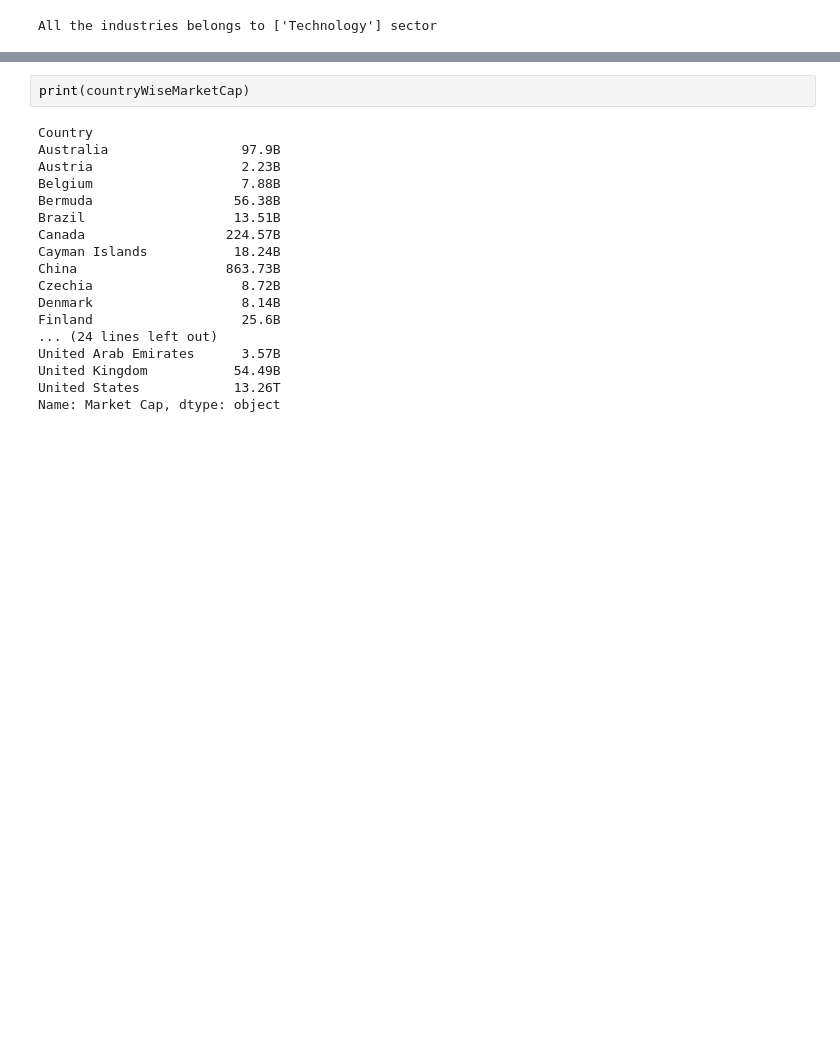
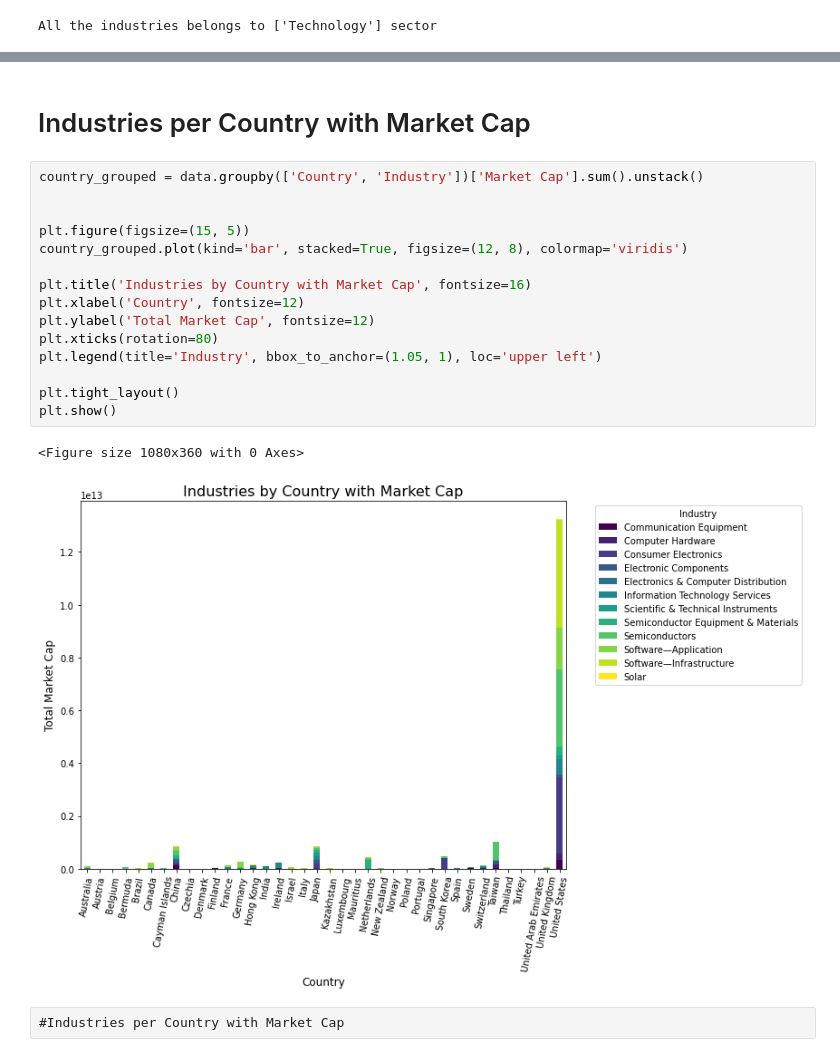
Before and after one commit to SuperDataScience-Community-Projects/SDS-CP010-tech-companies-analysis, a Jupyter notebook: notebooks/Rajat-Thakur/rajat_notebook.ipynb, the cells around one changed output, grey strips where cells are left out. Saved outputs shown, nothing was run; the diff lists cells and outputs as text; blank space fills up the shorter version.

```diff
--- a/notebooks/Rajat-Thakur/rajat_notebook.ipynb
+++ b/notebooks/Rajat-Thakur/rajat_notebook.ipynb
@@ -178,20 +170,22 @@ plt.show()
-# %%
-print(countryWiseMarketCap)
-# %% [output]
-Country
-Australia                 97.9B
-Austria                   2.23B
-Belgium                   7.88B
-Bermuda                  56.38B
-Brazil                   13.51B
-Canada                  224.57B
-Cayman Islands           18.24B
-China                   863.73B
-Czechia                   8.72B
-Denmark                   8.14B
-Finland                   25.6B
-... (24 lines left out)
-United Arab Emirates      3.57B
-United Kingdom           54.49B
-United States            13.26T
-Name: Market Cap, dtype: object
+# %% [markdown]
+# Industries per Country with Market Cap
+# %%
+country_grouped = data.groupby(['Country', 'Industry'])['Market Cap'].sum().unstack()
+
+
+plt.figure(figsize=(15, 5))
+country_grouped.plot(kind='bar', stacked=True, figsize=(12, 8), colormap='viridis')
+
+plt.title('Industries by Country with Market Cap', fontsize=16)
+plt.xlabel('Country', fontsize=12)
+plt.ylabel('Total Market Cap', fontsize=12)
+plt.xticks(rotation=80)
+plt.legend(title='Industry', bbox_to_anchor=(1.05, 1), loc='upper left')
+
+plt.tight_layout()
+plt.show()
+# %% [output]
+<Figure size 1080x360 with 0 Axes>
+[figure, added]
+# %% [raw]
+#Industries per Country with Market Cap
```
Also changed, not shown: parts of 16 cells of this notebook, 4 other files.
